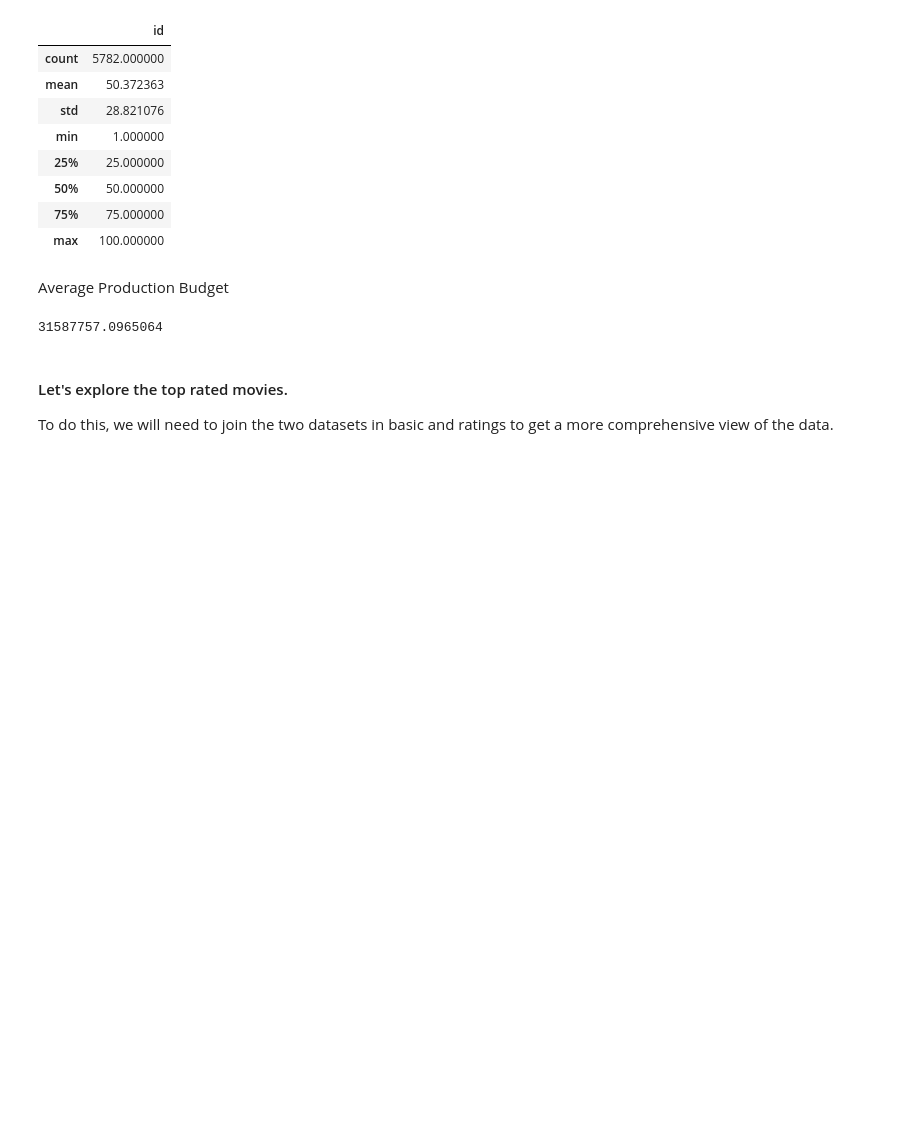
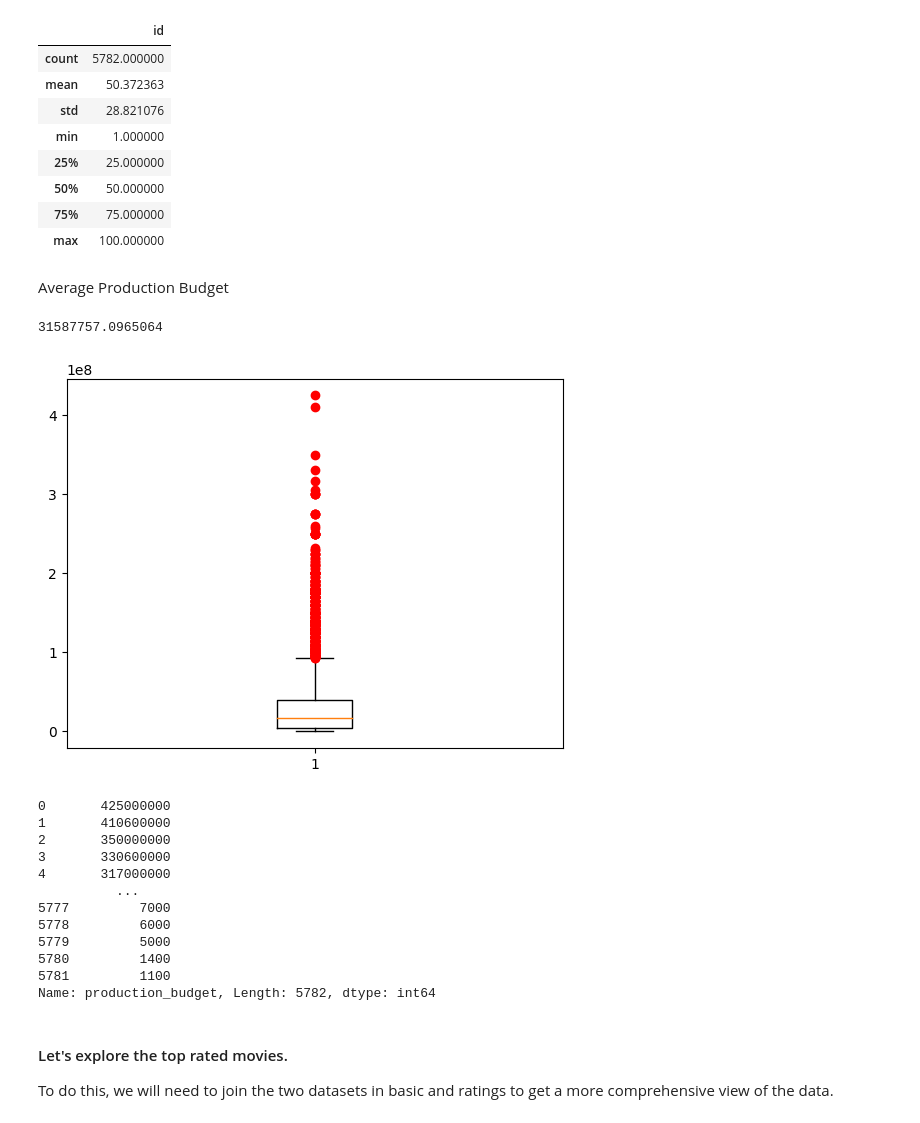
Before and after one commit to learn-co-curriculum/dsc-phase-1-project, a Jupyter notebook: student.ipynb, the cells around one changed output. Drawn from its saved outputs; the diff is of its cells as text; code cells hidden in the pictures; blank space fills up the shorter version.

```diff
--- a/student.ipynb
+++ b/student.ipynb
@@ -258,9 +239,34 @@ TN_MOVIE_BUDGETS.describe()
 # %% [markdown]
 Average Production Budget
 # %%
+
+production_budget_series = pd.to_numeric(TN_MOVIE_BUDGETS['production_budget'].str.replace('[$,]', '', regex=True))
+
+production_budget_df = pd.DataFrame(production_budget_series, columns=['production_budget'])
 pd.to_numeric(TN_MOVIE_BUDGETS['production_budget'].str.replace('[$,]', '', regex=True)).mean()
 # %% [output]
 31587757.0965064
+# %%
+# fig, ax = plt.subplots(figsize=(20,6))
+plt.boxplot(data=production_budget_df,
+            x=production_budget_df["production_budget"], sym="red")
+plt.show()
+
+production_budget_series
+# %% [output]
+[figure, added]
+0       425000000
+1       410600000
+2       350000000
+3       330600000
+4       317000000
+          ...
+5777         7000
+5778         6000
+5779         5000
+5780         1400
+5781         1100
+Name: production_budget, Length: 5782, dtype: int64
 # %% [markdown]
 #### Let's explore the top rated movies.
 To do this, we will need to join the two datasets in basic and ratings to get a more comprehensive view of the data.
```
Also changed, not shown: parts of 8 cells of this notebook, 1 other file.
